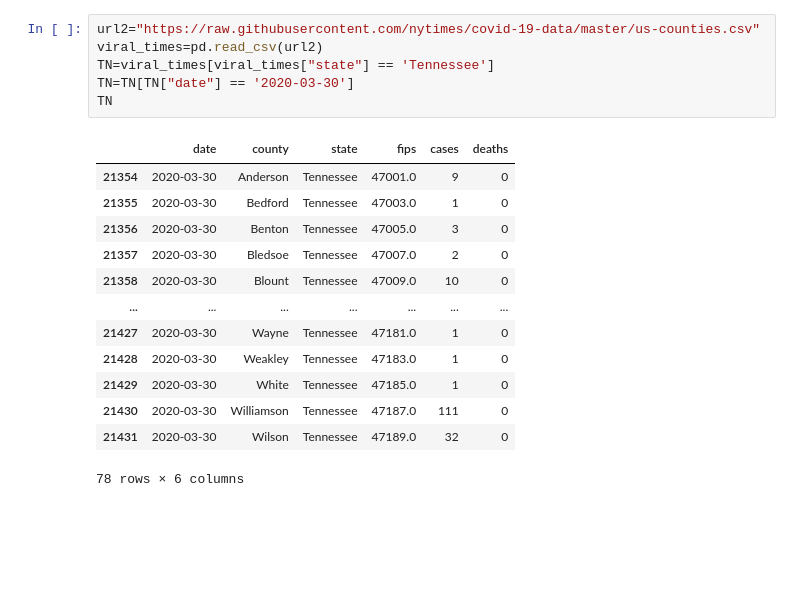
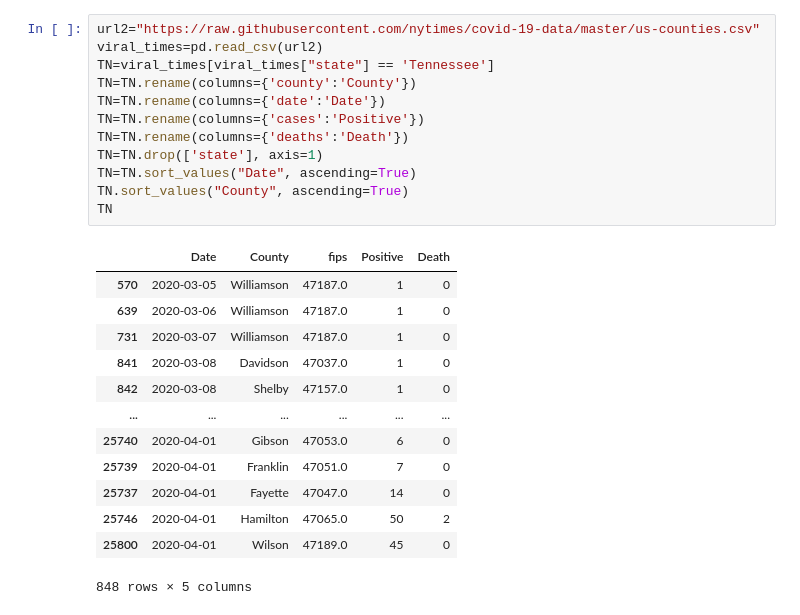
Before and after one commit to clayfranklin/Coronavirus, a Jupyter notebook: Covid_predictions/TN/notebooks/Concat.ipynb, the cells around one changed output. Saved outputs shown, nothing was run; the diff lists cells and outputs as text; blank space fills up the shorter version.

```diff
--- a/Covid_predictions/TN/notebooks/Concat.ipynb
+++ b/Covid_predictions/TN/notebooks/Concat.ipynb
@@ -40,20 +67,26 @@ US_counties
 # %%
 url2="https://raw.githubusercontent.com/nytimes/covid-19-data/master/us-counties.csv"
 viral_times=pd.read_csv(url2)
 TN=viral_times[viral_times["state"] == 'Tennessee']
-TN=TN[TN["date"] == '2020-03-30']
+TN=TN.rename(columns={'county':'County'})
+TN=TN.rename(columns={'date':'Date'})
+TN=TN.rename(columns={'cases':'Positive'})
+TN=TN.rename(columns={'deaths':'Death'})
+TN=TN.drop(['state'], axis=1)
+TN=TN.sort_values("Date", ascending=True)
+TN.sort_values("County", ascending=True)
 TN
 # %% [output]
-|  | date | county | state | fips | cases | deaths |
-| 21354 | 2020-03-30 | Anderson | Tennessee | 47001.0 | 9 | 0 |
-| 21355 | 2020-03-30 | Bedford | Tennessee | 47003.0 | 1 | 0 |
-| 21356 | 2020-03-30 | Benton | Tennessee | 47005.0 | 3 | 0 |
-| 21357 | 2020-03-30 | Bledsoe | Tennessee | 47007.0 | 2 | 0 |
-| 21358 | 2020-03-30 | Blount | Tennessee | 47009.0 | 10 | 0 |
-| ... | ... | ... | ... | ... | ... | ... |
-| 21427 | 2020-03-30 | Wayne | Tennessee | 47181.0 | 1 | 0 |
-| 21428 | 2020-03-30 | Weakley | Tennessee | 47183.0 | 1 | 0 |
-| 21429 | 2020-03-30 | White | Tennessee | 47185.0 | 1 | 0 |
-| 21430 | 2020-03-30 | Williamson | Tennessee | 47187.0 | 111 | 0 |
-| 21431 | 2020-03-30 | Wilson | Tennessee | 47189.0 | 32 | 0 |
+|  | Date | County | fips | Positive | Death |
+| 570 | 2020-03-05 | Williamson | 47187.0 | 1 | 0 |
+| 639 | 2020-03-06 | Williamson | 47187.0 | 1 | 0 |
+| 731 | 2020-03-07 | Williamson | 47187.0 | 1 | 0 |
+| 841 | 2020-03-08 | Davidson | 47037.0 | 1 | 0 |
+| 842 | 2020-03-08 | Shelby | 47157.0 | 1 | 0 |
+| ... | ... | ... | ... | ... | ... |
+| 25740 | 2020-04-01 | Gibson | 47053.0 | 6 | 0 |
+| 25739 | 2020-04-01 | Franklin | 47051.0 | 7 | 0 |
+| 25737 | 2020-04-01 | Fayette | 47047.0 | 14 | 0 |
+| 25746 | 2020-04-01 | Hamilton | 47065.0 | 50 | 2 |
+| 25800 | 2020-04-01 | Wilson | 47189.0 | 45 | 0 |
-78 rows × 6 columns
+848 rows × 5 columns
```
Also changed, not shown: parts of 12 cells of this notebook, 16 other files.
